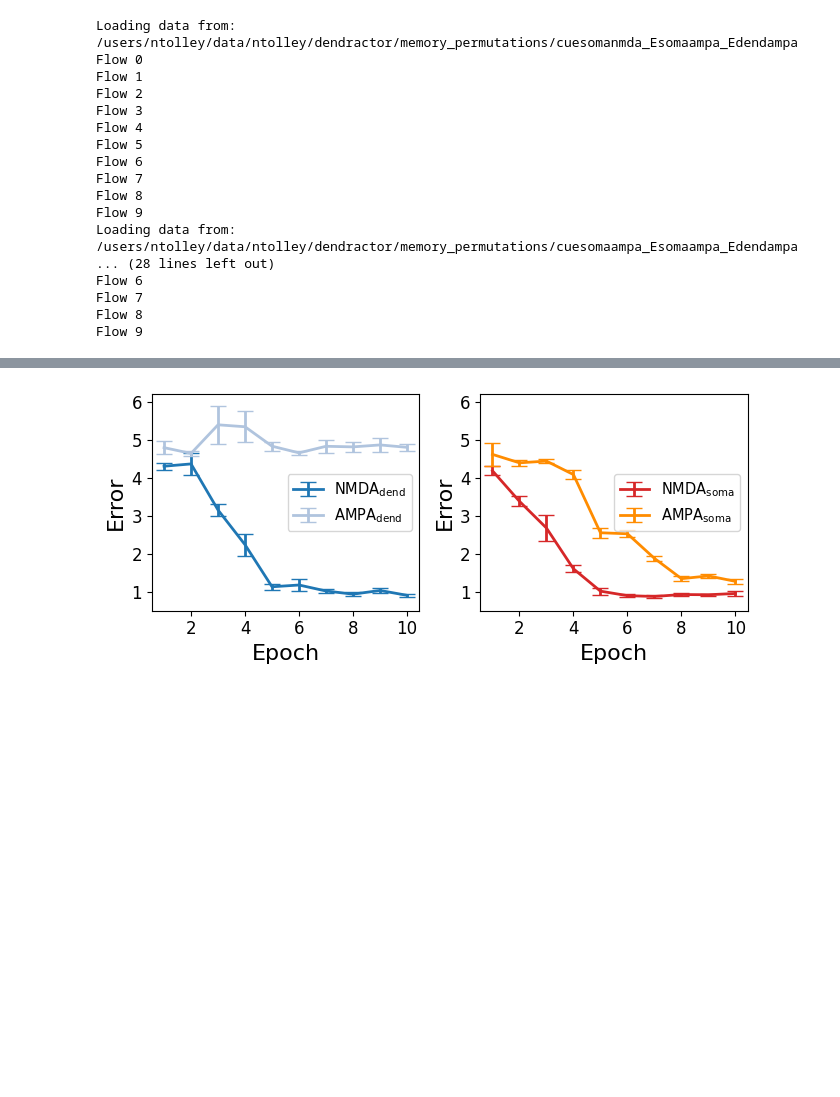
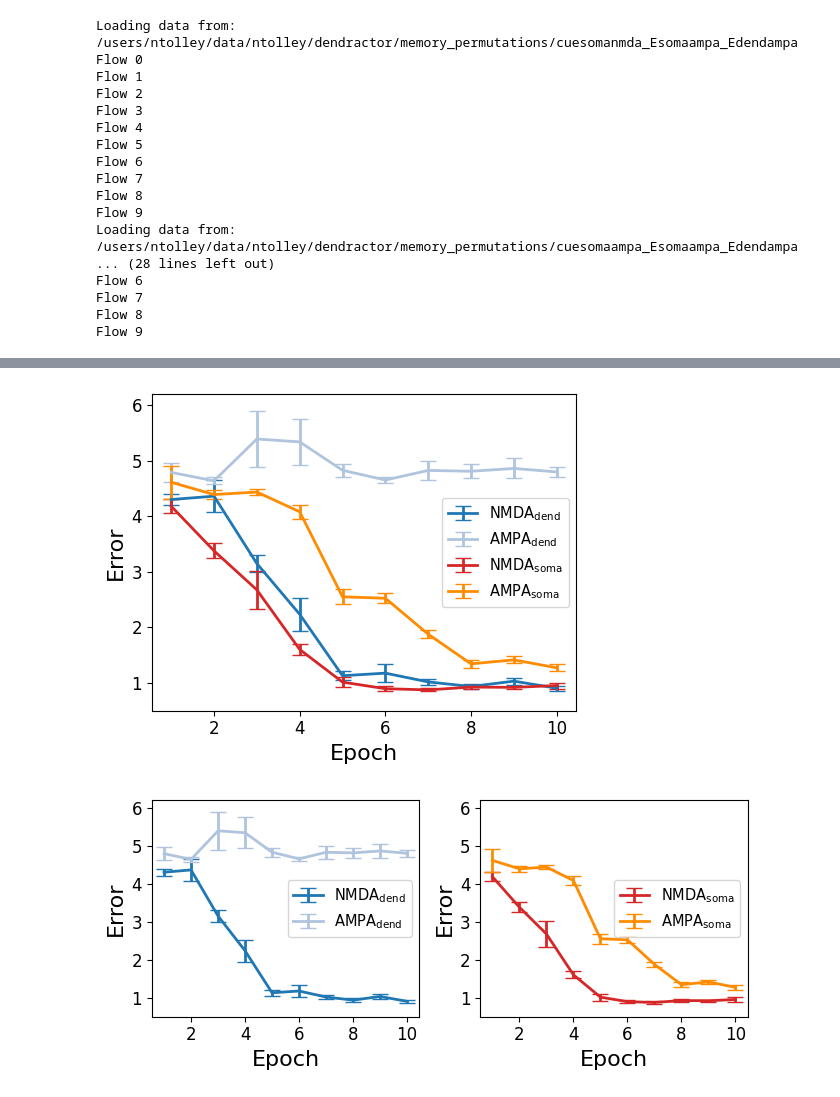
Before and after one commit to ntolley/dendractor, a Jupyter notebook: figures/plot_memory_error_comparison.ipynb, the cells around one changed output, grey strips where cells are left out. Drawn from its saved outputs; the diff is of its cells as text; code cells hidden in the pictures; blank space fills up the shorter version.

Commit message:
add intrinsic NMDA

```diff
--- a/figures/plot_memory_error_comparison.ipynb
+++ b/figures/plot_memory_error_comparison.ipynb
@@ -116,6 +118,42 @@ legend_dict = {
         'cuesomanmda_Esomaampa_Edendampa': '$\\rm NMDA_{soma}$',
         'cuesomaampa_Esomaampa_Edendampa': '$\\rm AMPA_{soma}$'
 }
+# %%
+plot_groups = [
+        ['cuedendnmda_Esomaampa_Edendampa', 'cuedendampa_Esomaampa_Edendampa',
+        'cuesomanmda_Esomaampa_Edendampa', 'cuesomaampa_Esomaampa_Edendampa']]
+
+labelsize = 16
+ticksize = 12
+legendsize = 10.5
+linewidth = 2
+xticks = np.array(list(range(1,len(res_dict['cuedendnmda_Esomaampa_Edendampa']['error_list'])+1)))
+
+plt.figure(figsize=(5,4))
+for plot_idx, group in enumerate(plot_groups):
+    plt.subplot(1,1,plot_idx+1)
+    for name in group:
+        label = legend_dict[name]
+        color = color_dict[name]
+        error_avg = np.mean(np.array(res_dict[name]['error_list']), axis=1)
+        # error_avg = np.min(np.array(res_dict[name]['error_list']), axis=1)
+        error_std = np.std(np.array(res_dict[name]['error_list']), axis=1) / np.sqrt(100)
+        plt.errorbar(x=xticks, y=error_avg, yerr=error_std, linewidth=linewidth, label=label, capsize=6, color=color)
+
+
+    plt.xticks(fontsize=ticksize)
+    plt.yticks(fontsize=ticksize)
+    plt.legend(fontsize=legendsize, loc='center right')
+    plt.ylabel('Error', fontsize=labelsize)
+    plt.xlabel('Epoch', fontsize=labelsize)
+    plt.ylim(0.5, 6.2)
+    # plt.xlim(0, 11)
+plt.tight_layout()
+
+figure_path = '/users/ntolley/data/ntolley/dendractor/memory_permutations/figures'
+plt.savefig(f'{figure_path}/dendsoma_nmda_error_comparison_v2.svg')
+# %% [output]
+[figure, added]
 # %%
 plot_groups = [
         ['cuedendnmda_Esomaampa_Edendampa', 'cuedendampa_Esomaampa_Edendampa'],
```
Also changed, not shown: parts of 1 cell of this notebook, 11 other files.
